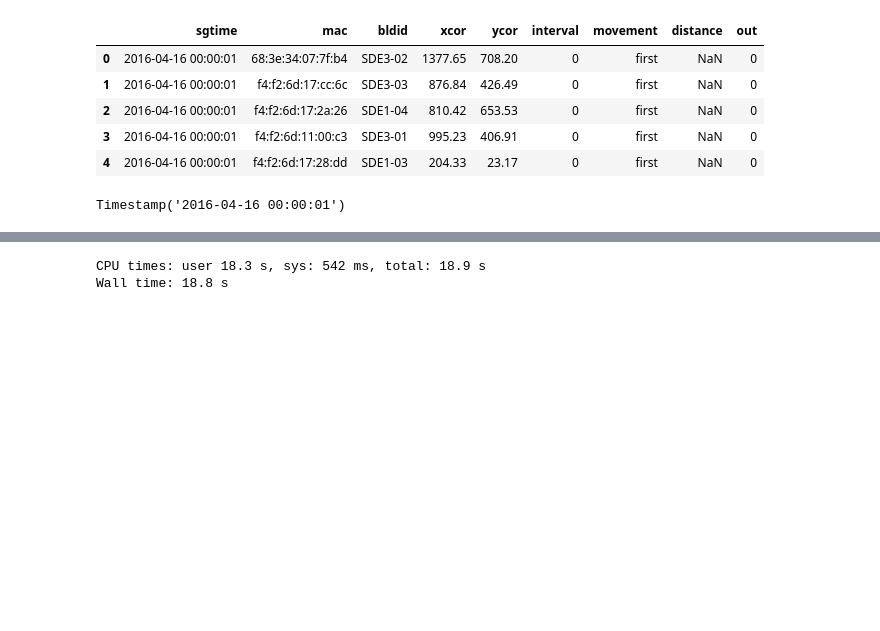
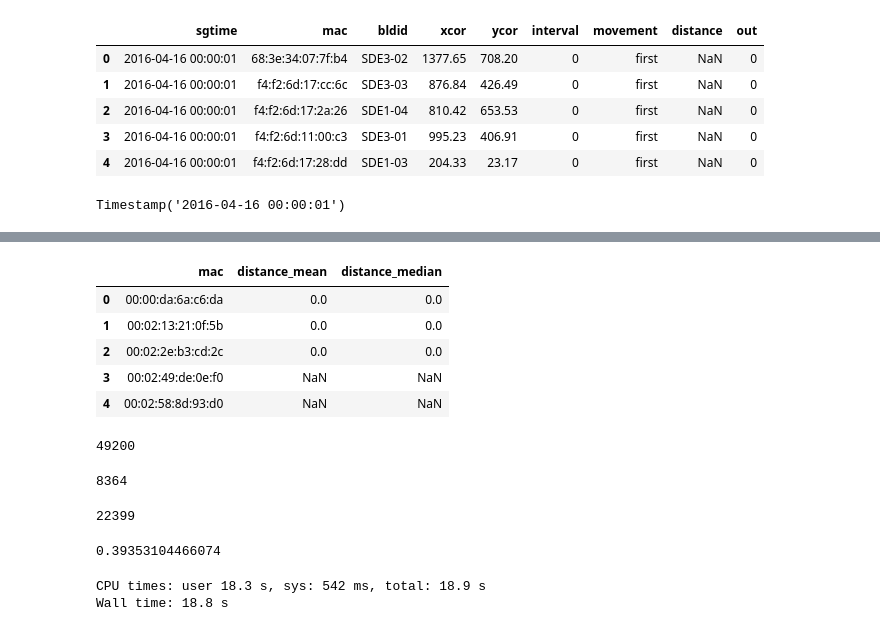
Before and after one commit to Ellen-Co2/ami_sg-work, a Jupyter notebook: SDE/Features.ipynb, the cells around one changed output, grey strips where cells are left out. Cells and saved outputs as stored; diff of their text form; code cells hidden in the pictures; blank space fills up the shorter version.

```diff
--- a/SDE/Features.ipynb
+++ b/SDE/Features.ipynb
@@ -257,0 +293,29 @@ Timestamp('2016-04-16 00:00:01')
+# %%
+dis_mean = new.groupby("mac",as_index=False).agg({"distance":"mean"})
+dis_median =new.groupby("mac",as_index=False).agg({"distance":"median"})
+#mov_all = int_mean.join(int_median,on="mac",right_index=False)
+dis_all = pd.merge(dis_mean, dis_median, on="mac", how = "left",suffixes=('_mean', '_median'))
+dis_all.head()
+# %% [output]
+|  | mac | distance_mean | distance_median |
+| 0 | 00:00:da:6a:c6:da | 0.0 | 0.0 |
+| 1 | 00:02:13:21:0f:5b | 0.0 | 0.0 |
+| 2 | 00:02:2e:b3:cd:2c | 0.0 | 0.0 |
+| 3 | 00:02:49:de:0e:f0 | NaN | NaN |
+| 4 | 00:02:58:8d:93:d0 | NaN | NaN |
+# %%
+len(new[new["movement"]=="stay"].mac.unique())
+# %% [output]
+49200
+# %%
+len(new[new["movement"]=="left"].mac.unique())
+# %% [output]
+8364
+# %%
+len(new[-new["movement"].isin(["left","first","stay"])].mac.unique())#changed floor
+# %% [output]
+22399
+# %%
+22399./56918.
+# %% [output]
+0.39353104466074
```
Also changed, not shown: parts of 12 cells of this notebook, 11 other files.
